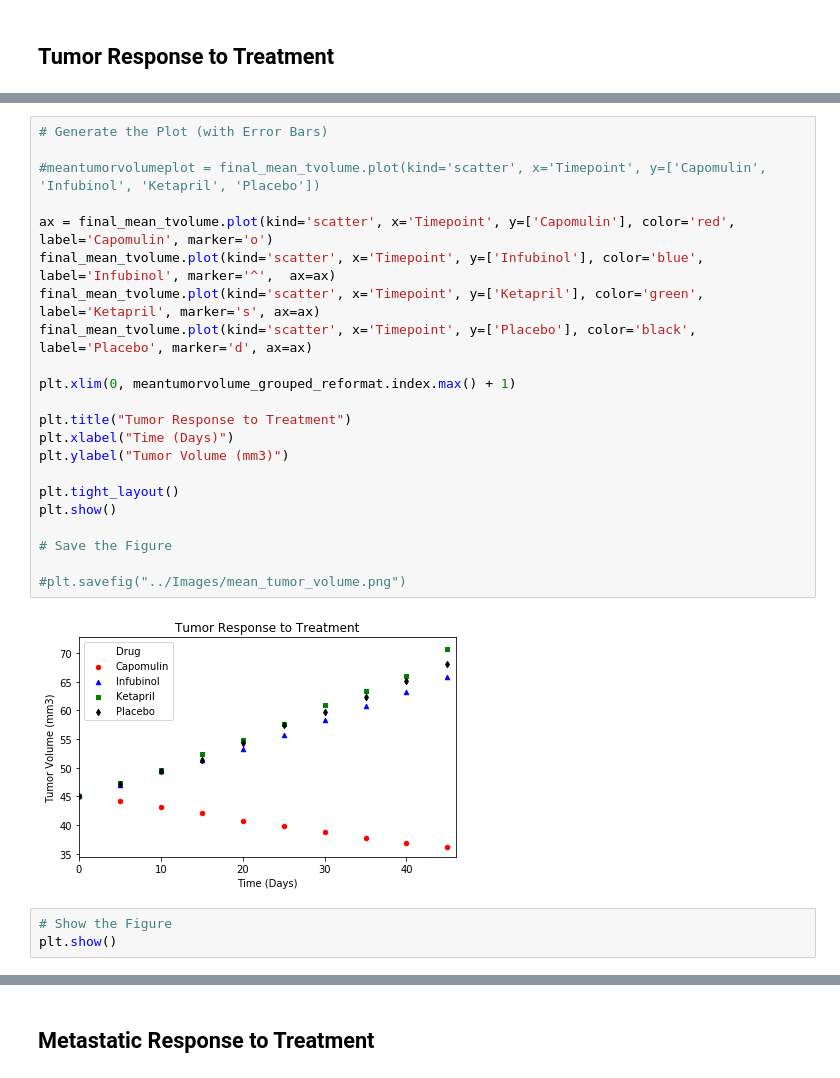
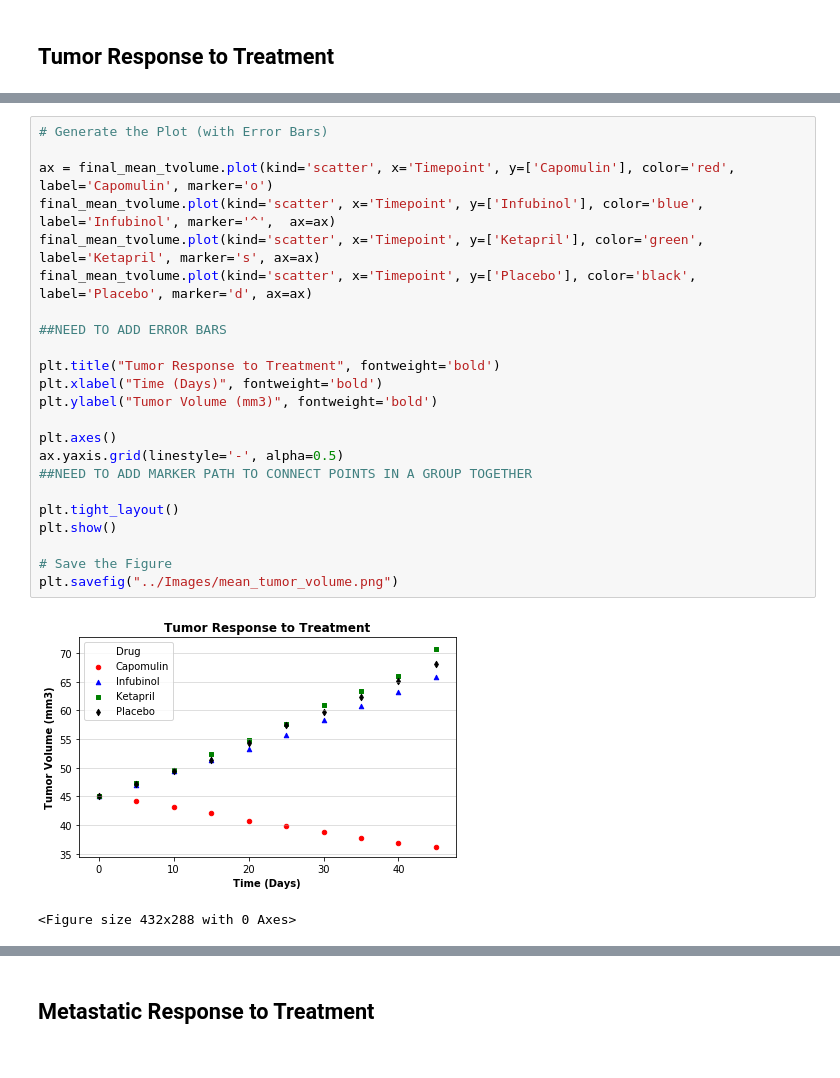
Before and after one commit to Yashwinie/bootcampspot-homework, a Jupyter notebook: mathplotlib-challenge/Pymaceuticals/Pymaceuticals_YSS.ipynb, the cells around one changed output, grey strips where cells are left out. Cells and saved outputs as stored; diff of their text form.

```diff
--- a/mathplotlib-challenge/Pymaceuticals/Pymaceuticals_YSS.ipynb
+++ b/mathplotlib-challenge/Pymaceuticals/Pymaceuticals_YSS.ipynb
@@ -111,30 +90,29 @@ final_sem_tvolume
 # %%
 # Generate the Plot (with Error Bars)
-
-#meantumorvolumeplot = final_mean_tvolume.plot(kind='scatter', x='Timepoint', y=['Capomulin', 'Infubinol', 'Ketapril', 'Placebo'])
 
 ax = final_mean_tvolume.plot(kind='scatter', x='Timepoint', y=['Capomulin'], color='red', label='Capomulin', marker='o')
 final_mean_tvolume.plot(kind='scatter', x='Timepoint', y=['Infubinol'], color='blue', label='Infubinol', marker='^',  ax=ax)
 final_mean_tvolume.plot(kind='scatter', x='Timepoint', y=['Ketapril'], color='green', label='Ketapril', marker='s', ax=ax)
 final_mean_tvolume.plot(kind='scatter', x='Timepoint', y=['Placebo'], color='black', label='Placebo', marker='d', ax=ax)
 
-plt.xlim(0, meantumorvolume_grouped_reformat.index.max() + 1)
+##NEED TO ADD ERROR BARS
 
-plt.title("Tumor Response to Treatment")
-plt.xlabel("Time (Days)")
-plt.ylabel("Tumor Volume (mm3)")
+plt.title("Tumor Response to Treatment", fontweight='bold')
+plt.xlabel("Time (Days)", fontweight='bold')
+plt.ylabel("Tumor Volume (mm3)", fontweight='bold')
+
+plt.axes()
+ax.yaxis.grid(linestyle='-', alpha=0.5)
+##NEED TO ADD MARKER PATH TO CONNECT POINTS IN A GROUP TOGETHER
 
 plt.tight_layout()
 plt.show()
 
 # Save the Figure
-
-#plt.savefig("../Images/mean_tumor_volume.png")
+plt.savefig("../Images/mean_tumor_volume.png")
 # %% [output]
-[figure, old version]
+[figure, new version]
+<Figure size 432x288 with 0 Axes>
-# %%
-# Show the Figure
-plt.show()
 # %% [markdown]
 ![Tumor Response to Treatment](../Images/treatment.png)
 # %% [markdown]
```
Also changed, not shown: parts of 12 cells of this notebook.
